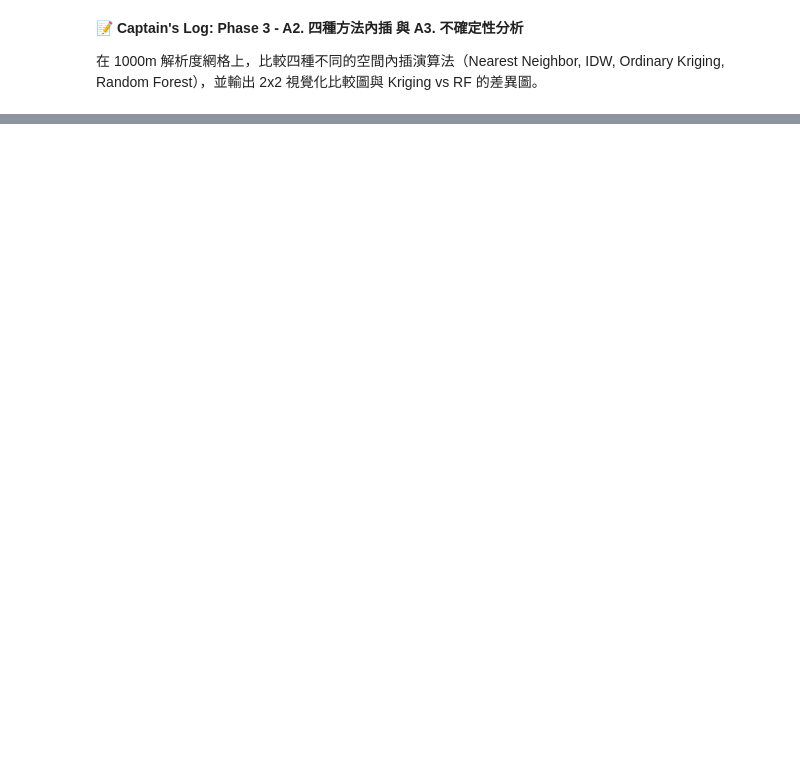
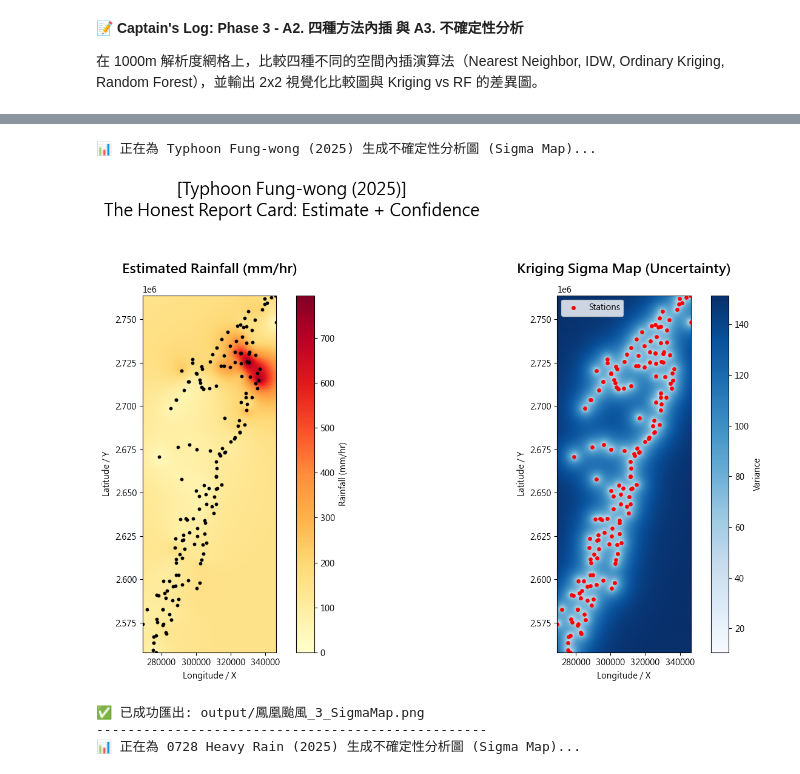
Before and after one commit to Geographish/Homework6, a Jupyter notebook: Week6_Shootout.ipynb, the cells around one changed output, grey strips where cells are left out. Drawn from its saved outputs; the diff is of its cells as text; code cells hidden in the pictures; blank space fills up the shorter version.

```diff
--- a/Week6_Shootout.ipynb
+++ b/Week6_Shootout.ipynb
@@ -357,0 +362,80 @@ bamboo_results = run_interpolation_shootout(
+# %%
+import os
+import numpy as np
+import matplotlib.pyplot as plt
+
+# 確保輸出資料夾存在
+os.makedirs('output', exist_ok=True)
+plt.rcParams['font.sans-serif'] = ['Microsoft JhengHei', 'sans-serif']
+plt.rcParams['axes.unicode_minus'] = False
+
+def generate_honest_report_card(gdf, value_col, ok_model, event_name, event_prefix):
+    """
+    單獨執行 Kriging 內插，並產出預測圖與 Sigma Map 不確定性分析圖。
+    """
+    print(f"📊 正在為 {event_name} 生成不確定性分析圖 (Sigma Map)...")
+
+    # 1. 準備觀測資料與空間邊界 (補齊 extent, obs_x, obs_y)
+    minx, miny, maxx, maxy = gdf.total_bounds
+    extent = [minx, maxx, miny, maxy]
+
+    obs_x = gdf['Easting'].values
+    obs_y = gdf['Northing'].values
+    obs_z = gdf[value_col].values
+
+    # 2. 建立 1000m 解析度網格
+    grid_x = np.arange(minx, maxx, 1000)
+    grid_y = np.arange(miny, maxy, 1000)
+
+    # 3. 執行 Kriging 計算 (補齊 z_krige 與 sigma_map)
+    # ok_model.execute 會回傳預測值與變異數 (Variance)
+    z_krige_raw, ss_krige_raw = ok_model.execute('grid', grid_x, grid_y)
+    z_krige = z_krige_raw.data
+    sigma_map = np.sqrt(ss_krige_raw.data) # 取標準差作為不確定性指標
+
+    # 4. 設定視覺化參數 (補齊 colormap 與最大值)
+    rain_cmap = 'YlOrRd'
+    vmax_rain = np.max(obs_z)
+
+    # ================= 圖表 3：不確定性分析 Sigma Map (1x2) =================
+    # (這裡完美銜接您拆出來的 code)
+    fig3, axes3 = plt.subplots(1, 2, figsize=(16, 8))
+
+    # 微調標題，把事件名稱加進去會更清楚
+    fig3.suptitle(f'[{event_name}]\nThe Honest Report Card: Estimate + Confidence', fontsize=20, y=1.05)
+
+    # 預測圖
+    im_est = axes3[0].imshow(z_krige, origin='lower', extent=extent, cmap=rain_cmap, vmin=0, vmax=vmax_rain)
+    axes3[0].scatter(obs_x, obs_y, c='black', s=10)
+    axes3[0].set_title('Estimated Rainfall (mm/hr)', fontsize=16, fontweight='bold', pad=15)
+    plt.colorbar(im_est, ax=axes3[0], fraction=0.046, pad=0.04, label='Rainfall (mm/hr)')
+
+    # 信心圖 (Sigma Map)
+    im_sig = axes3[1].imshow(sigma_map, origin='lower', extent=extent, cmap='Blues')
+    axes3[1].scatter(obs_x, obs_y, c='red', s=15, label='Stations')
+    axes3[1].set_title('Kriging Sigma Map (Uncertainty)', fontsize=16, fontweight='bold', pad=15)
+    axes3[1].legend()
+    plt.colorbar(im_sig, ax=axes3[1], fraction=0.046, pad=0.04, label='Variance')
+
+    for ax in axes3:
+        ax.set_xlabel('Longitude / X')
+        ax.set_ylabel('Latitude / Y')
+
+    plt.tight_layout()
+    plt.savefig(f"output/{event_prefix}_3_SigmaMap.png", dpi=300, bbox_inches='tight', facecolor='white')
+    plt.show()
+    print(f"✅ 已成功匯出: output/{event_prefix}_3_SigmaMap.png")
+    print("-" * 50)
+
+# ================= 執行區塊 =================
+# 執行鳳凰颱風 (使用前面算出的最佳 Exponential 模型)
+generate_honest_report_card(gdf_fungwong, target_column, fungwong_ok_exp, 'Typhoon Fung-wong (2025)', '鳳凰颱風')
+
+# 執行0728豪雨 (使用前面算出的最佳 Spherical 模型)
+generate_honest_report_card(gdf_0728, target_column, rain0728_ok_sph, '0728 Heavy Rain (2025)', '0728豪雨')
+# %% [output]
+📊 正在為 Typhoon Fung-wong (2025) 生成不確定性分析圖 (Sigma Map)...
+[figure, added]
+✅ 已成功匯出: output/鳳凰颱風_3_SigmaMap.png
+--------------------------------------------------
+📊 正在為 0728 Heavy Rain (2025) 生成不確定性分析圖 (Sigma Map)...
```
Also changed, not shown: parts of 16 cells of this notebook.
